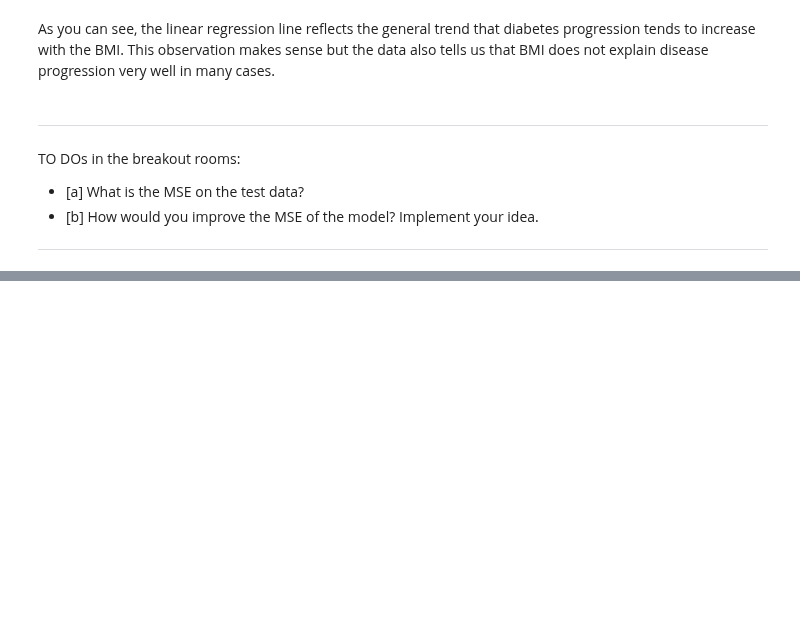
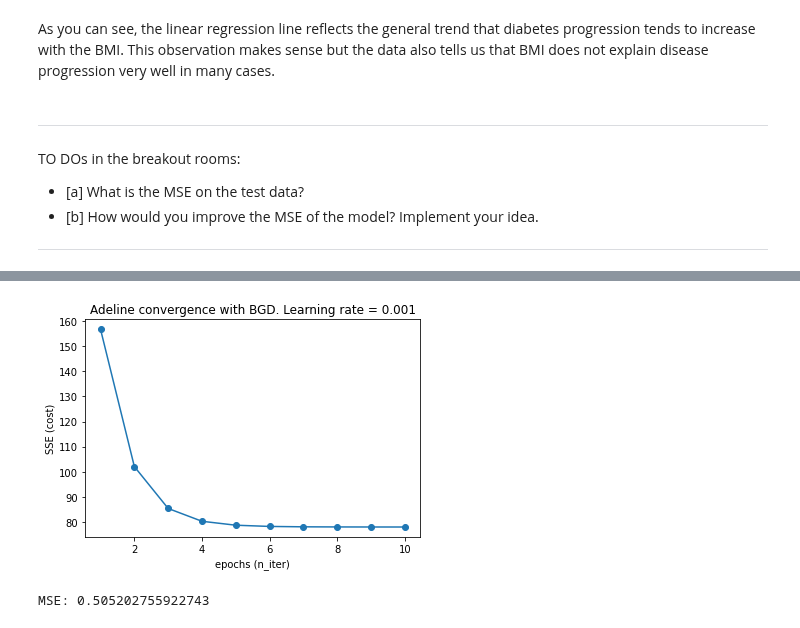
Before and after one commit to RERobbins/mids_w207_summer_22_Richard_Robbins, a Jupyter notebook: Live_Sessions/week02/1. Linear_regression (gradient descent).ipynb, the cells around one changed output, grey strips where cells are left out. Drawn from its saved outputs; the diff is of its cells as text; code cells hidden in the pictures; blank space fills up the shorter version.

```diff
--- a/Live_Sessions/week02/1. Linear_regression (gradient descent).ipynb
+++ b/Live_Sessions/week02/1. Linear_regression (gradient descent).ipynb
@@ -441,3 +531,12 @@ TO DOs in the breakout rooms:
    - [b] How would you improve the MSE of the model? Implement your idea.
 
 ---
+# %%
+#try to expand to two variables
+temp_X_train_std = X_train_std[:,[2,8]] # choose only BMI
+
+# expand dimension so that temp_X_train_std is a 2D array
+# temp_X_train_std = np.expand_dims(temp_X_train_std, axis=1)
+
+# define shape of temp_X_train_std
+temp_shape_X_train_std = temp_X_train_std.shape[1]
@@ -443,0 +587,11 @@ TO DOs in the breakout rooms:
+# %%
+%time cost_ = fit(temp_X_train_std, y_train_std)
+y_train_std_pred = predict(temp_X_train_std)
+
+# plot cost
+plt.plot((range(1, len(cost_) + 1)), cost_, marker='o');
+plt.xlabel('epochs (n_iter)');
+plt.ylabel('SSE (cost)'); # number of times y_actual != y_pred
+
+plt.title('Adeline convergence with BGD. Learning rate = ' + str(eta));
+# %% [output]
@@ -443,0 +600,5 @@ TO DOs in the breakout rooms:
+[figure, added]
+# %%
+print('MSE:', mean_squared_error(y_train_std, y_train_std_pred))
+# %% [output]
+MSE: 0.505202755922743
```
Also changed, not shown: parts of 13 cells of this notebook, 2 other files.
